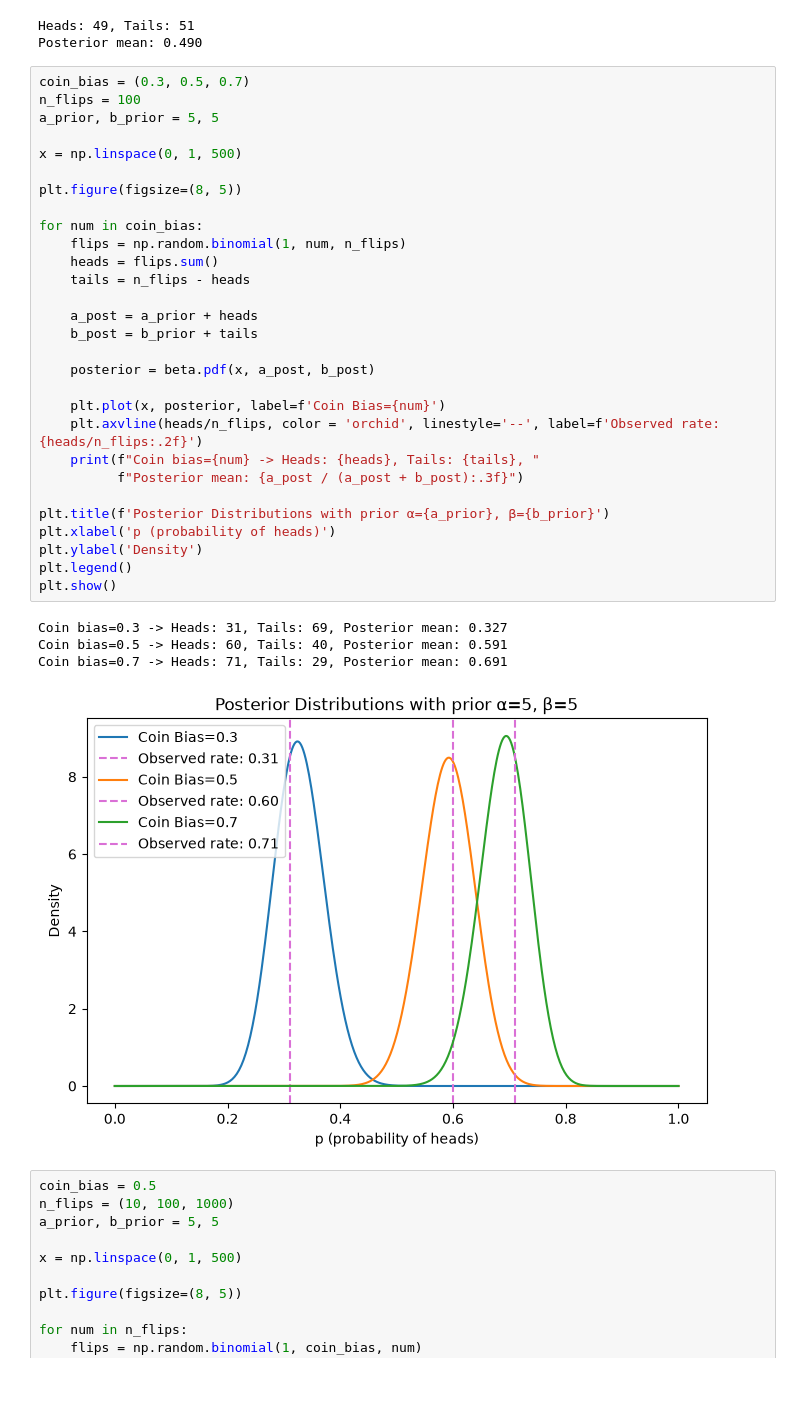
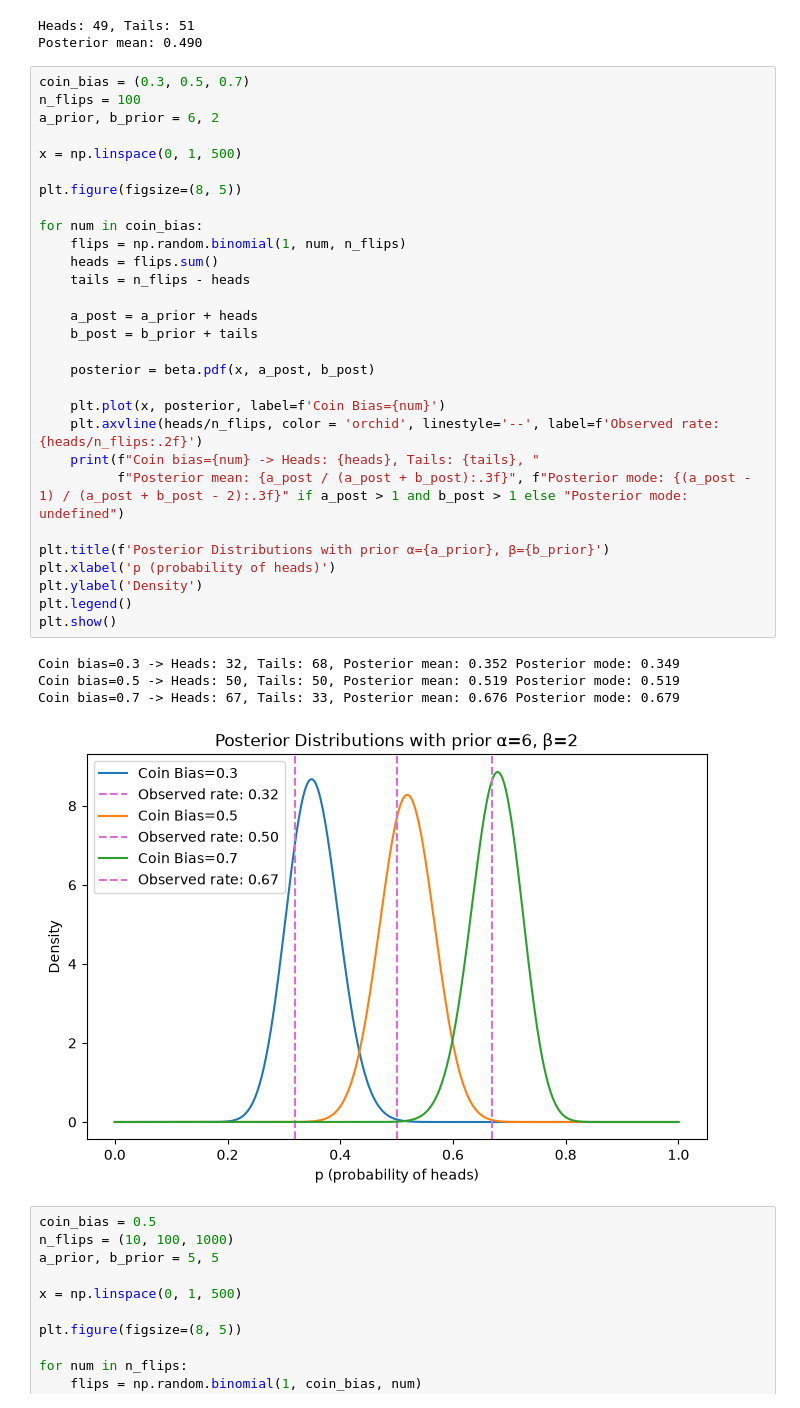
Before and after one commit to jarachisholm/SBI_clustering, a Jupyter notebook: first_notebook.ipynb, the cells around one changed output. Saved outputs shown, nothing was run; the diff lists cells and outputs as text.

```diff
--- a/first_notebook.ipynb
+++ b/first_notebook.ipynb
@@ -104,37 +99,37 @@ Posterior mean: 0.490
 # %%
 coin_bias = (0.3, 0.5, 0.7)
 n_flips = 100
-a_prior, b_prior = 5, 5
+a_prior, b_prior = 6, 2
 
 x = np.linspace(0, 1, 500)
 
 plt.figure(figsize=(8, 5))
 
 for num in coin_bias:
     flips = np.random.binomial(1, num, n_flips)
     heads = flips.sum()
     tails = n_flips - heads
 
     a_post = a_prior + heads
     b_post = b_prior + tails
 
     posterior = beta.pdf(x, a_post, b_post)
 
     plt.plot(x, posterior, label=f'Coin Bias={num}')
     plt.axvline(heads/n_flips, color = 'orchid', linestyle='--', label=f'Observed rate: {heads/n_flips:.2f}')
     print(f"Coin bias={num} -> Heads: {heads}, Tails: {tails}, "
-          f"Posterior mean: {a_post / (a_post + b_post):.3f}")
+          f"Posterior mean: {a_post / (a_post + b_post):.3f}", f"Posterior mode: {(a_post - 1) / (a_post + b_post - 2):.3f}" if a_post > 1 and b_post > 1 else "Posterior mode: undefined")
 
 plt.title(f'Posterior Distributions with prior α={a_prior}, β={b_prior}')
 plt.xlabel('p (probability of heads)')
 plt.ylabel('Density')
 plt.legend()
 plt.show()
 # %% [output]
-Coin bias=0.3 -> Heads: 31, Tails: 69, Posterior mean: 0.327
-Coin bias=0.5 -> Heads: 60, Tails: 40, Posterior mean: 0.591
-Coin bias=0.7 -> Heads: 71, Tails: 29, Posterior mean: 0.691
+Coin bias=0.3 -> Heads: 32, Tails: 68, Posterior mean: 0.352 Posterior mode: 0.349
+Coin bias=0.5 -> Heads: 50, Tails: 50, Posterior mean: 0.519 Posterior mode: 0.519
+Coin bias=0.7 -> Heads: 67, Tails: 33, Posterior mean: 0.676 Posterior mode: 0.679
-[figure, old version]
+[figure, new version]
 # %%
 coin_bias = 0.5
 n_flips = (10, 100, 1000)
```
Also changed, not shown: parts of 8 cells of this notebook.
